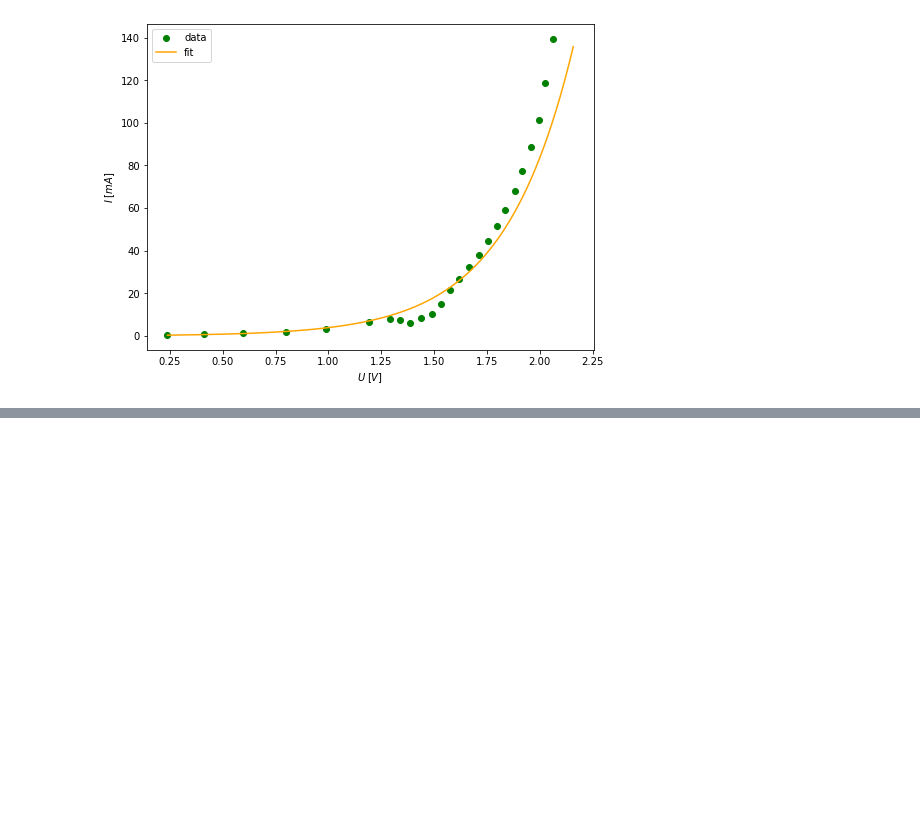
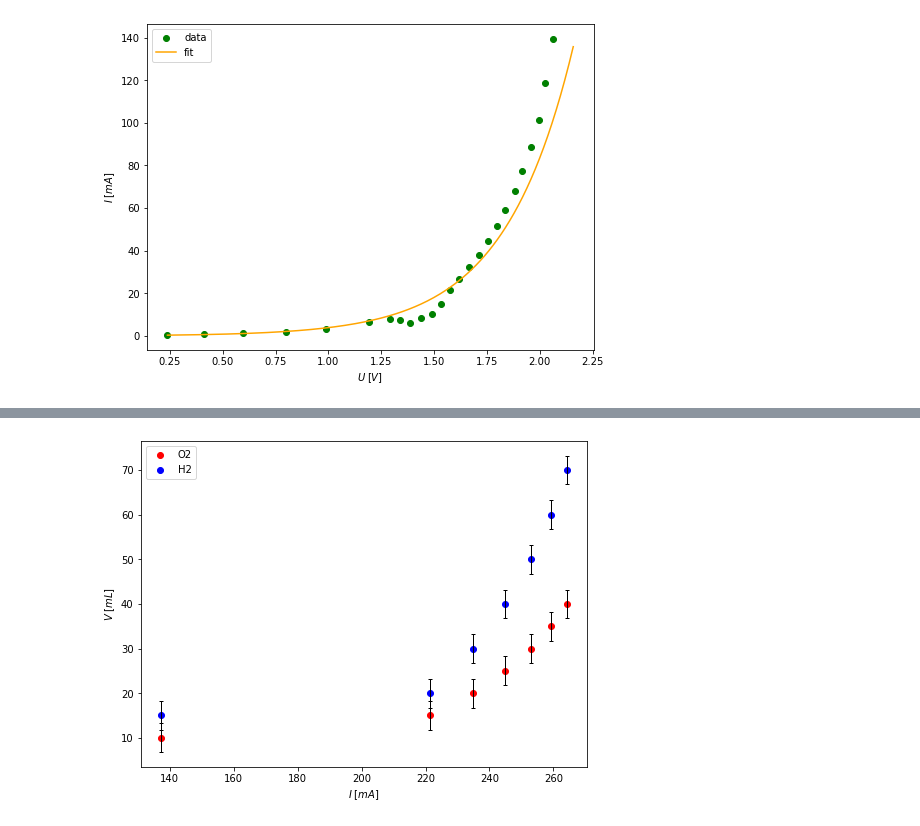
Before and after one commit to ficnawode/fizyka-pw-lab2-data-analysis, a Jupyter notebook: cw13/da.ipynb, the cells around one changed output, grey strips where cells are left out. Saved outputs shown, nothing was run; the diff lists cells and outputs as text; code cells hidden in the pictures; blank space fills up the shorter version.

```diff
--- a/cw13/da.ipynb
+++ b/cw13/da.ipynb
@@ -2,6 +2,9 @@
 import numpy as np
 import pandas as pd
 from matplotlib import pyplot as plt
+# %%
+def calculate_sole_b_uncertainty(series, u_b, u_be=0):
+    return np.sqrt(series/series*((u_b**2)/3 + (u_be**2)/3)) #returns a number
 # %%
 cell = pd.DataFrame(
     {
@@ -135,0 +196,18 @@ plt.show()
+# %%
+
+plt.figure(figsize=(8,6))
+
+plt.scatter(fuel['I'],fuel['O2'], color = 'red', label = 'O2')
+plt.errorbar(fuel['I'],fuel['O2'],yerr=fuel['u_O2'], ecolor='black', elinewidth=1, capsize=2, capthick=1, fmt='None')
+
+plt.scatter(fuel['I'],fuel['H2'], color = 'blue', label = 'H2')
+plt.errorbar(fuel['I'],fuel['H2'],yerr=fuel['u_H2'], ecolor='black', elinewidth=1, capsize=2, capthick=1, fmt='None')
+
+plt.xlabel(r'$I \; [mA]$')
+plt.ylabel(r'$V \; [mL]$')
+
+plt.legend()
+plt.savefig('out/wyk_V_od_I.jpg', dpi=350)
+plt.show()
+# %% [output]
+[figure, added]
```
Also changed, not shown: parts of 1 cell of this notebook.
